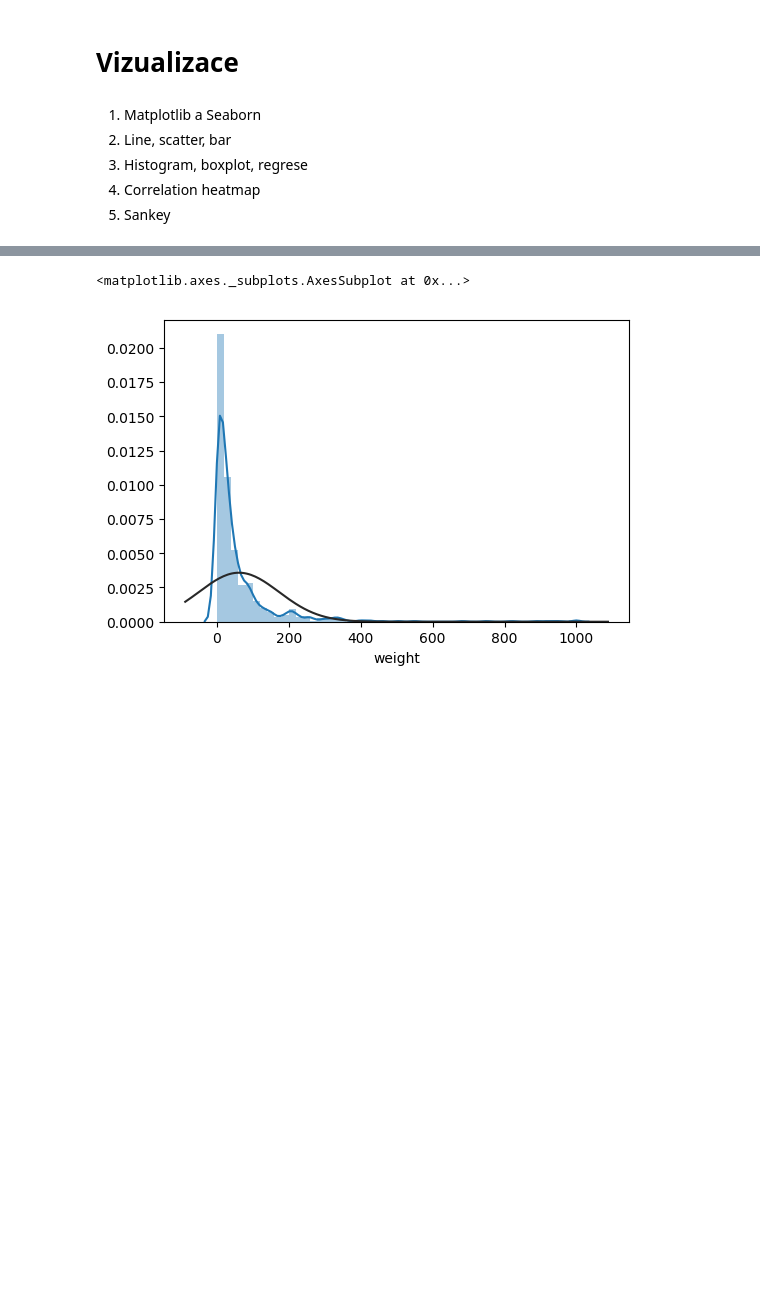
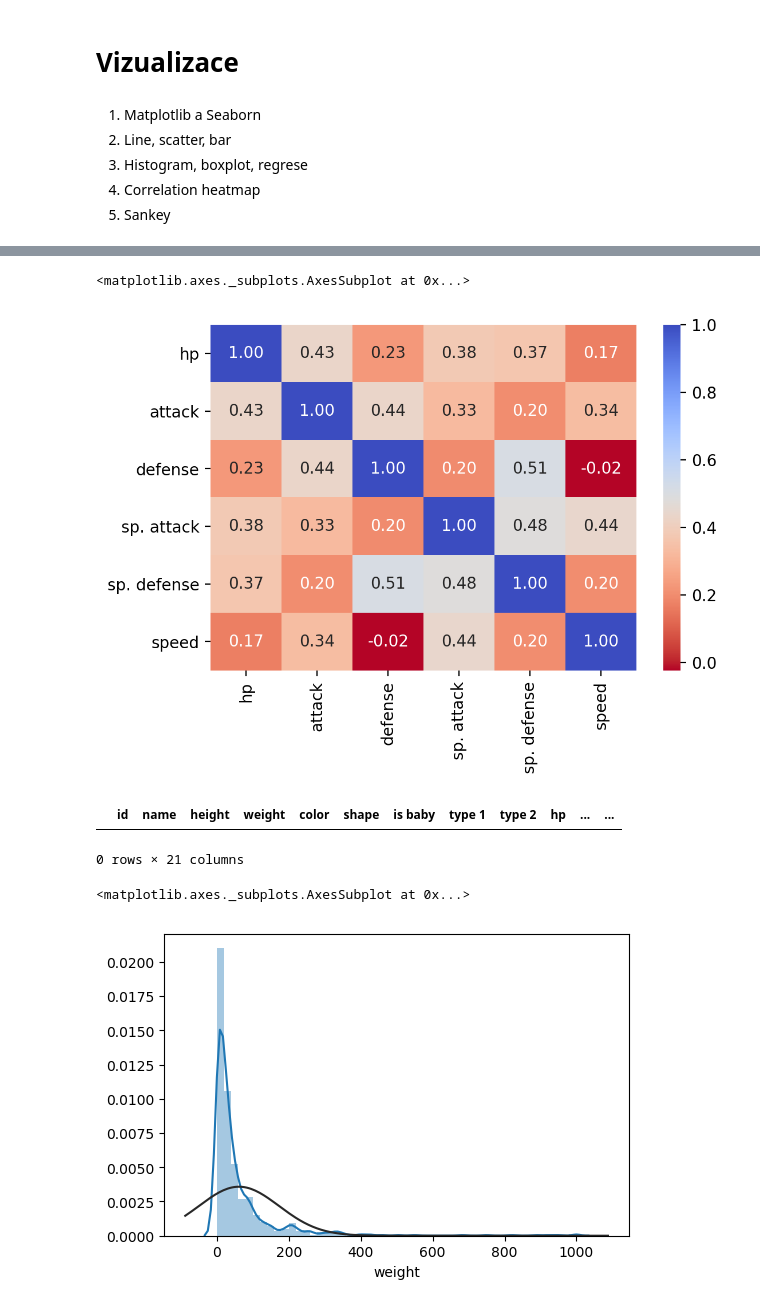
Before and after one commit to zitkat/Data_PYWorking_Pilsen, a Jupyter notebook: 4_vykreslovani.ipynb, the cells around one changed output, grey strips where cells are left out. Saved outputs shown, nothing was run; the diff lists cells and outputs as text; code cells hidden in the pictures; blank space fills up the shorter version.

```diff
--- a/4_vykreslovani.ipynb
+++ b/4_vykreslovani.ipynb
@@ -21,3 +85,14 @@ pokemon_df = pd.read_csv("data/Pokemon.csv")
+# %%
+correlations_hp_speed = pokemon_df.loc[:, "hp" : "speed"].corr()
+sns.heatmap(correlations_hp_speed, cmap="coolwarm_r", annot=correlations_hp_speed, fmt="1.2f",)
+# %% [output]
+<matplotlib.axes._subplots.AxesSubplot at 0x...>
+[figure, added]
+# %%
+pokemon_df.loc["hp" : "speed"]
+# %% [output]
+|  | id | name | height | weight | color | shape | is baby | type 1 | type 2 | hp | ... | ... |
+0 rows × 21 columns
 # %%
 sns.distplot(pokemon_df["weight"], fit=st.norm)
 # %% [output]
```
Also changed, not shown: parts of 7 cells of this notebook, 4 other files.
